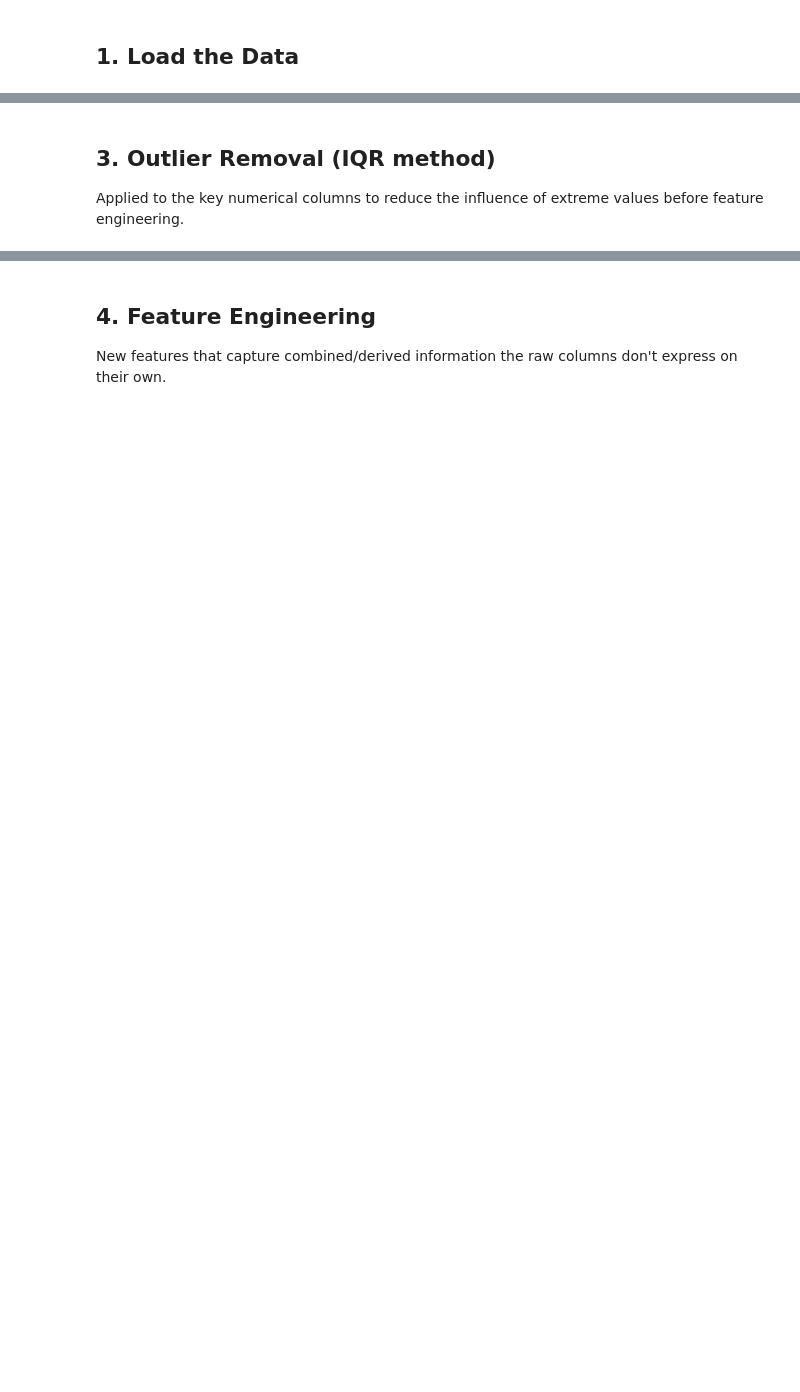
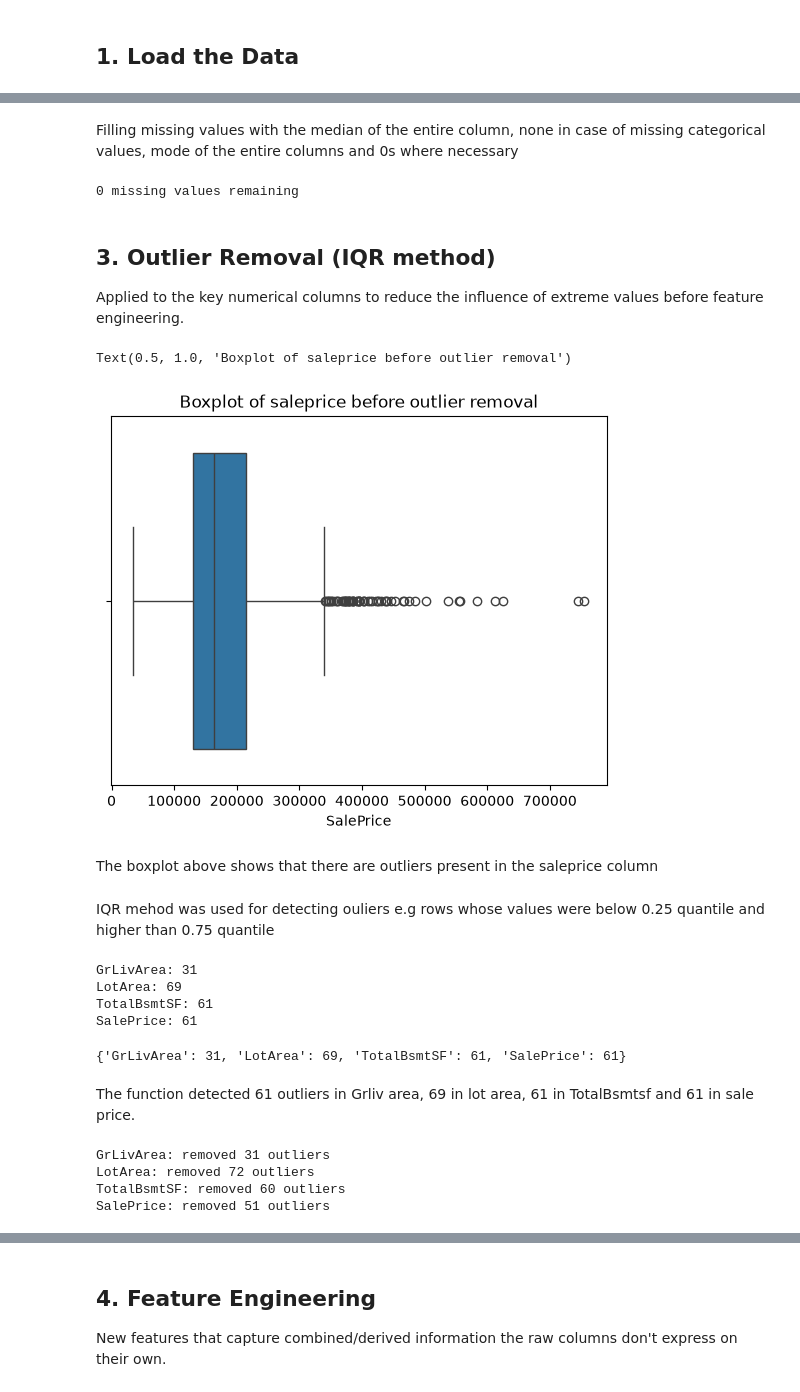
Before and after one commit to Alegbeleye-Ayomide/House-price-prediction, a Jupyter notebook: house_price_prediction.ipynb, the cells around one changed output, grey strips where cells are left out. Saved outputs shown, nothing was run; the diff lists cells and outputs as text; code cells hidden in the pictures; blank space fills up the shorter version.

Commit message:
i changed requiremnts.txt and made adjustments to the house price prediction notebook

```diff
--- a/house_price_prediction.ipynb
+++ b/house_price_prediction.ipynb
@@ -35,5 +56,5 @@ ModuleNotFoundError: No module named 'pandas'
 # %% [markdown]
 ## 1. Load the Data
 # %%
-home = pd.read_csv('house_prices.csv')  # <-- update path
+home = pd.read_csv('train.csv')
 home.head()
@@ -52,19 +172,33 @@ print(missing_pct[missing_pct > 0])
-# %%
-# Drop columns that are more than 40% missing
-cols_to_drop = missing_pct[missing_pct > 0.4].index.tolist()
-home_clean = home.drop(columns=cols_to_drop)
-
-# Fill remaining numeric missing values with median, categorical with mode
-for col in home_clean.columns:
-    if home_clean[col].isnull().sum() > 0:
-        if home_clean[col].dtype in ['int64', 'float64']:
-            home_clean[col] = home_clean[col].fillna(home_clean[col].median())
-        else:
-            home_clean[col] = home_clean[col].fillna(home_clean[col].mode()[0])
-
-print(home_clean.isnull().sum().sum(), "missing values remaining")
+# %% [markdown]
+Filling missing values with the median of the entire column, none in case of missing categorical values, mode of the entire columns and 0s where necessary
+# %%
+none_fill_cols = ['PoolQC', 'MiscFeature', 'Alley', 'Fence', 'FireplaceQu',
+                   'GarageQual', 'GarageFinish', 'GarageType', 'GarageCond',
+                   'BsmtFinType2', 'BsmtExposure', 'BsmtCond', 'BsmtQual', 'BsmtFinType1',
+                   'MasVnrType']
+for col in none_fill_cols:
+    home[col] = home[col].fillna('None')
+
+home['GarageYrBlt'] = home['GarageYrBlt'].fillna(0)
+home['MasVnrArea'] = home['MasVnrArea'].fillna(0)
+home['LotFrontage'] = home['LotFrontage'].fillna(home['LotFrontage'].median())
+home['Electrical'] = home['Electrical'].fillna(home['Electrical'].mode()[0])
+
+print(home.isnull().sum().sum(), "missing values remaining")
+# %% [output]
+0 missing values remaining
 # %% [markdown]
 ## 3. Outlier Removal (IQR method)
 
 Applied to the key numerical columns to reduce the influence of extreme values
 before feature engineering.
+# %%
+sns.boxplot(x = home['SalePrice'])
+plt.title('Boxplot of saleprice before outlier removal')
+# %% [output]
+Text(0.5, 1.0, 'Boxplot of saleprice before outlier removal')
+[figure, added]
+# %% [markdown]
+The boxplot above shows that there are outliers present in the saleprice column
+# %% [markdown]
+IQR mehod was used for detecting ouliers e.g rows whose values were below 0.25 quantile and higher than 0.75 quantile
@@ -71,19 +219,33 @@ before feature engineering.
+# %%
+numeric_cols = ['GrLivArea', 'LotArea', 'TotalBsmtSF', 'SalePrice']
+detect_outliers(home,numeric_cols)
+# %% [output]
+GrLivArea: 31
+LotArea: 69
+TotalBsmtSF: 61
+SalePrice: 61
+{'GrLivArea': 31, 'LotArea': 69, 'TotalBsmtSF': 61, 'SalePrice': 61}
+# %% [markdown]
+The function detected 61 outliers in Grliv area, 69 in lot area, 61 in TotalBsmtsf and 61 in sale price.
 # %%
 def remove_outliers(df, columns):
-    df = df.copy()
     for col in columns:
         Q1 = df[col].quantile(0.25)
         Q3 = df[col].quantile(0.75)
         IQR = Q3 - Q1
-        lower = Q1 - 1.5 * IQR
-        upper = Q3 + 1.5 * IQR
+        lowerbound = Q1 - 1.5 * IQR
+        upperbound = Q3 + 1.5 * IQR
+
         before = df.shape[0]
-        df = df[(df[col] >= lower) & (df[col] <= upper)]
+        df = df[(df[col] >= lowerbound) & (df[col] <= upperbound)]
         after = df.shape[0]
+
         print(f'{col}: removed {before - after} outliers')
     return df
 
-outlier_cols = ['GrLivArea', 'TotalBsmtSF', 'LotArea', '1stFlrSF', 'GarageArea']
-outlier_cols = [c for c in outlier_cols if c in home_clean.columns]
-home_clean = remove_outliers(home_clean, outlier_cols)
-home_clean = home_clean.reset_index(drop=True)
+home = remove_outliers(home, numeric_cols)
+# %% [output]
+GrLivArea: removed 31 outliers
+LotArea: removed 72 outliers
+TotalBsmtSF: removed 60 outliers
+SalePrice: removed 51 outliers
```
Also changed, not shown: parts of 25 cells of this notebook, 2 other files.
